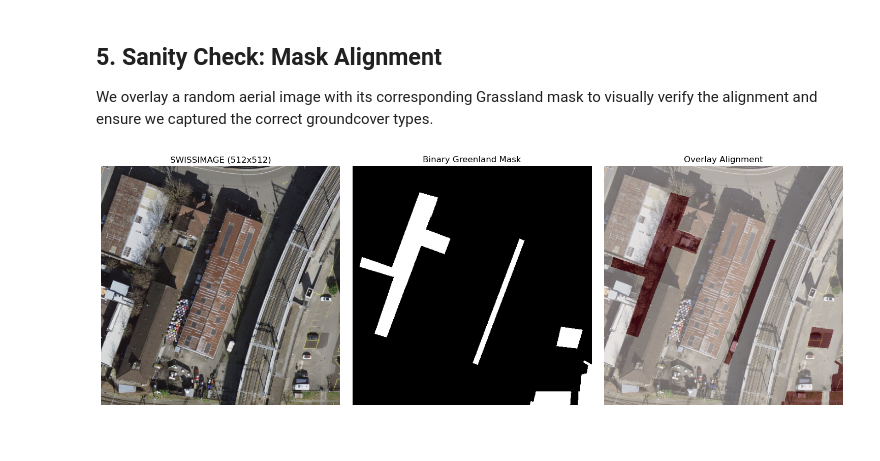
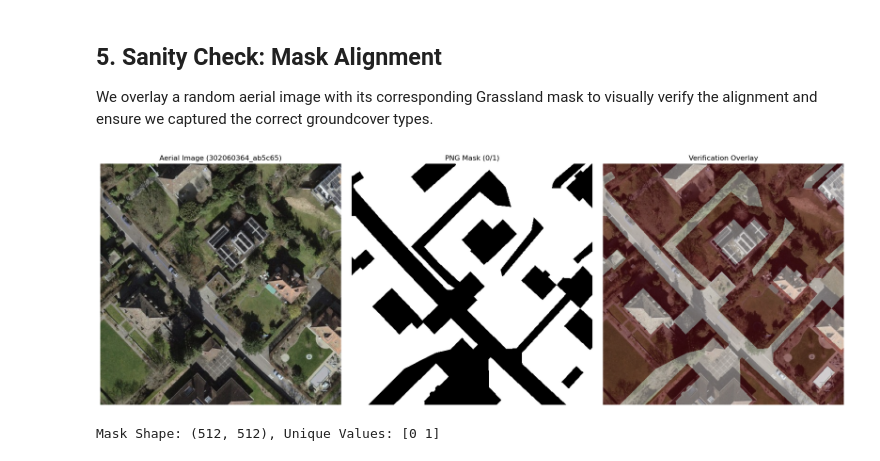
Before and after one commit to fcampell/urban-habitats-cv, a Jupyter notebook: new_pipeline/data_generation/03_mask_grassland.ipynb, the cells around one changed output. Drawn from its saved outputs; the diff is of its cells as text; code cells hidden in the pictures.

```diff
--- a/new_pipeline/data_generation/03_mask_grassland.ipynb
+++ b/new_pipeline/data_generation/03_mask_grassland.ipynb
@@ -20,12 +20,12 @@ from tqdm.auto import tqdm
 import matplotlib.pyplot as plt
 
 # --- Directory Configuration ---
-BASE_OUT = "../data/processed_modular"
+BASE_OUT = "../data/modular_final"
 META_DIR = f"{BASE_OUT}/metadata"
 MASK_TASK_NAME = "masks_grassland" # Changed for this specific task
 GLOBAL_MASK_PATH = f"{META_DIR}/global_grassland_mask_2056.tif"
 BIOTOPE_PATH = "/Users/fadricampell/Documents/HSLU/Modules/rBootcamp/r-bootcamp/data/biotoptypen2020/data/gsz.btk_2020.shp"
-ANCHOR_PATH = f"{META_DIR}/building_anchors_2000.gpkg"
+ANCHOR_PATH = f"{META_DIR}/building_anchors_10000.gpkg"
 
 # --- Hyperparameters ---
 # These MUST match Notebook 1 exactly to ensure spatial alignment
@@ -219,42 +218,50 @@ print("✅ Mask extraction complete.")
 
 We overlay a random aerial image with its corresponding Grassland mask to visually verify the alignment and ensure we captured the correct groundcover types.
 # %%
-# Grab a random anchor from the training set
-sample_row = gdf_anchors[gdf_anchors['split'] == 'train'].sample().iloc[0]
-uid = sample_row['unique_id']
+import matplotlib.pyplot as plt
+import numpy as np
+from PIL import Image
 
-img_path = f"{BASE_OUT}/train/images/{uid}_swissimage.tif"
-mask_path = f"{BASE_OUT}/train/{MASK_TASK_NAME}/{uid}_mask.tif"
+# 1. Pick a sample
+sample = gdf_anchors.sample(1).iloc[0]
+uid, split = sample['unique_id'], sample['split']
 
-if os.path.exists(img_path) and os.path.exists(mask_path):
-    with rasterio.open(img_path) as src_img:
-        # Swisstopo might return 3 (RGB) or 4 (RGBA) channels
-        img = src_img.read()[:3]
-        # Convert from (C, H, W) to (H, W, C) for matplotlib
-        img = np.moveaxis(img, 0, -1)
+# 2. Define paths
+#img_path = f"{BASE_OUT}/{split}/images/{uid}_swissimage.tif"
+img_path = f"{BASE_OUT}/{split}/images/{uid}_swissimage.jpg"
+mask_path = f"{BASE_OUT}/{split}/{MASK_TASK_NAME}/{uid}_mask.png"
 
-    with rasterio.open(mask_path) as src_mask:
-        mask = src_mask.read(1)
+# 3. Load using Rasterio for image (to handle TIFF) and PIL for mask
+# with rasterio.open(img_path) as src:
+#     img_array = src.read([1, 2, 3]).transpose(1, 2, 0) # Read RGB channels
+img_array = np.array(Image.open(img_path).convert("RGB"))
+mask_array = np.array(Image.open(mask_path))
 
-    fig, axs = plt.subplots(1, 3, figsize=(15, 5))
+# 4. Plotting
+fig, axs = plt.subplots(1, 3, figsize=(18, 6))
 
-    axs[0].imshow(img)
-    axs[0].set_title("SWISSIMAGE (512x512)")
-    axs[0].axis("off")
+# Plot Aerial
+axs[0].imshow(img_array)
+axs[0].set_title(f"Aerial Image ({uid})")
+axs[0].axis("off")
 
-    axs[1].imshow(mask, cmap="gray")
-    axs[1].set_title("Binary Greenland Mask")
-    axs[1].axis("off")
+# Plot Mask
+axs[1].imshow(mask_array, cmap="gray")
+axs[1].set_title("PNG Mask (0/1)")
+axs[1].axis("off")
 
-    # Overlay
-    axs[2].imshow(img)
-    axs[2].imshow(mask, cmap="Reds", alpha=0.4) # Overlay mask in semi-transparent red
-    axs[2].set_title("Overlay Alignment")
-    axs[2].axis("off")
+# Plot Overlay
+axs[2].imshow(img_array)
+# Use 'Reds' for Built-up, 'Greens' for Vegetation
+axs[2].imshow(mask_array, cmap="Reds", alpha=0.4)
+axs[2].set_title("Verification Overlay")
+axs[2].axis("off")
 
-    plt.tight_layout()
-    plt.show()
-else:
-    print(f"Could not find both files for UID: {uid}. Ensure Notebook 1 ran successfully.")
+plt.tight_layout()
+plt.show()
+
+# Verification print
+print(f"Mask Shape: {mask_array.shape}, Unique Values: {np.unique(mask_array)}")
 # %% [output]
-[figure, old version]
+[figure, new version]
+Mask Shape: (512, 512), Unique Values: [0 1]
```
Also changed, not shown: parts of 1 cell of this notebook, 6 other files.
